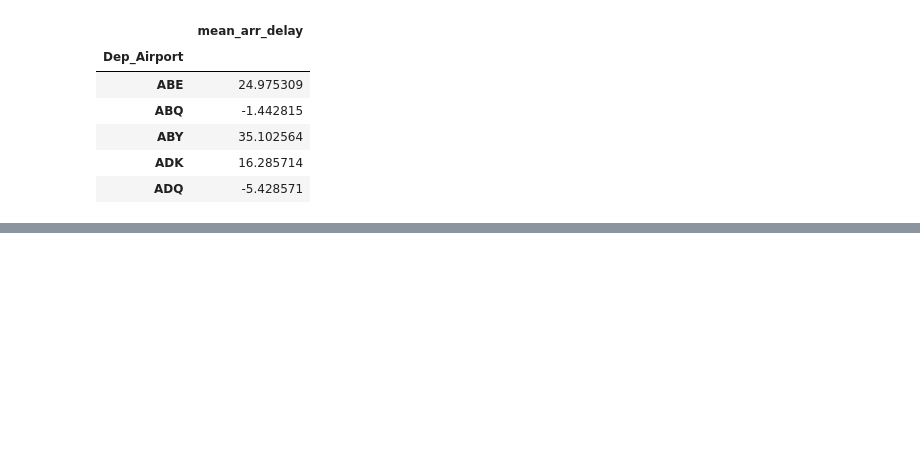
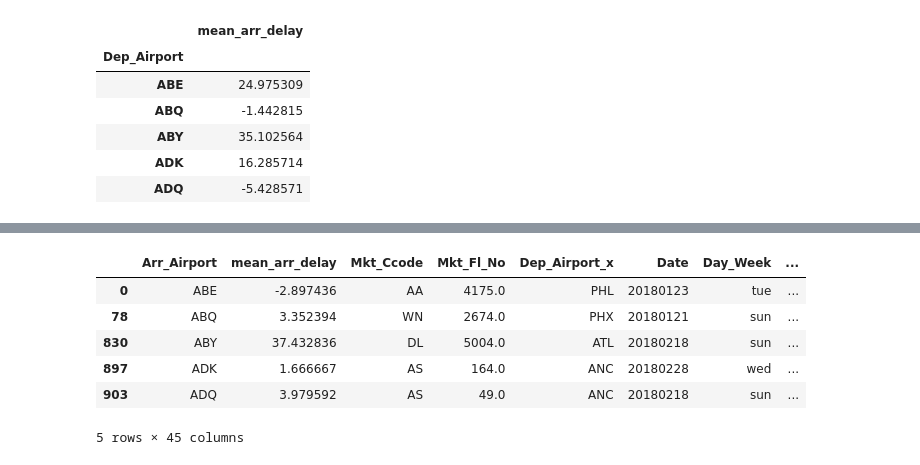
Before and after one commit to andrew-ana/machine-learning-project, a Jupyter notebook: diana_working_directory/proj3_sql.ipynb, the cells around one changed output, grey strips where cells are left out. Drawn from its saved outputs; the diff is of its cells as text; code cells hidden in the pictures; blank space fills up the shorter version.

```diff
--- a/diana_working_directory/proj3_sql.ipynb
+++ b/diana_working_directory/proj3_sql.ipynb
@@ -62,2 +65,3 @@ main_df2 = main_df.merge(airports, how="left", on="Dep_Airport")
 # %%
 main_df3 = main_df2.merge(clean_airport_data, how="left", on="Dep_Airport")
+main_arr_df3 = main_arr_df2.merge(clean_airport_data, how="left", on="Arr_Airport")
@@ -74 +68,4 @@ main_df3.head()
+# %%
+main_arr_df3.head()
+main_arr_df3.rename(columns = {"City name_y": "arr_city_name"}, inplace = True)
 # %%
@@ -94,5 +91,6 @@ memory usage: 65.6+ MB
 # %%
 means = main_df3.groupby('Dep_Airport').mean()
+means_arr = main_arr_df3.groupby('Arr_Airport').mean()
 # %%
 means.head()
 # %% [output]
@@ -116,3 +125,7 @@ mean_merge.head()
 | ABY | 35.102564 |
 | ADK | 16.285714 |
 | ADQ | -5.428571 |
+# %%
+mean_arr_merge = means_arr.filter(['Arr_Airport', "Arr_Delay_Time_Actual"], axis=1)
+mean_arr_merge.rename(columns={"Arr_Delay_Time_Actual": "mean_arr_delay"}, inplace = True)
+mean_arr_merge.head()
@@ -132,3 +152,15 @@ final2.head()
+# %%
+final_arr = mean_arr_merge.merge(main_arr_df3, how="left", on="Arr_Airport")
+final2_arr = final_arr.drop_duplicates(subset="Arr_Airport")
+final2_arr.head()
+# %% [output]
+|  | Arr_Airport | mean_arr_delay | Mkt_Ccode | Mkt_Fl_No | Dep_Airport_x | Date | Day_Week | ... |
+| 0 | ABE | -2.897436 | AA | 4175.0 | PHL | 20180123 | tue | ... |
+| 78 | ABQ | 3.352394 | WN | 2674.0 | PHX | 20180121 | sun | ... |
+| 830 | ABY | 37.432836 | DL | 5004.0 | ATL | 20180218 | sun | ... |
+| 897 | ADK | 1.666667 | AS | 164.0 | ANC | 20180228 | wed | ... |
+| 903 | ADQ | 3.979592 | AS | 49.0 | ANC | 20180218 | sun | ... |
+5 rows × 45 columns
 # %%
 final2.rename(columns = {"City name_x" : "city_name", "Country name_y": "country_name"}, inplace = True)
 final2.dropna(subset=['country_name'])
```
Also changed, not shown: parts of 15 cells of this notebook, 29 other files.
